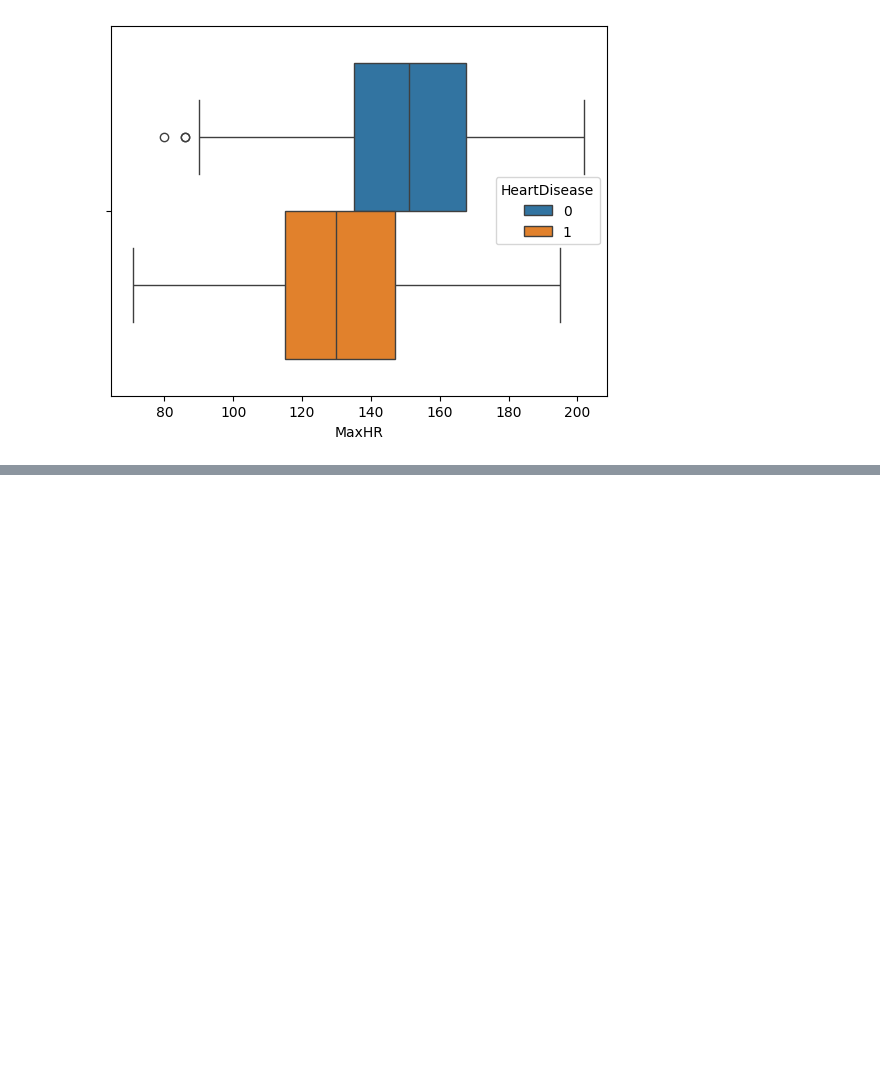
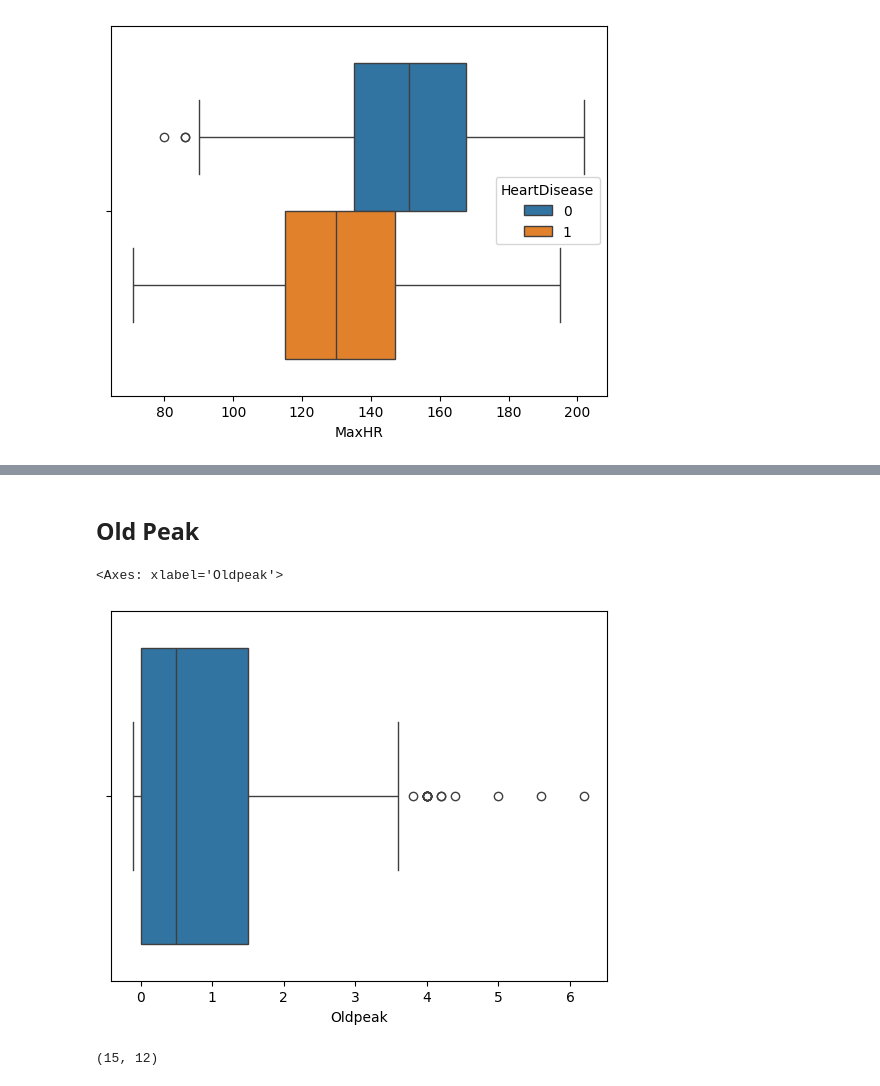
Before and after one commit to ChickenMan-1080/ML-Practice, a Jupyter notebook: ML-Heart/main.ipynb, the cells around one changed output, grey strips where cells are left out. Cells and saved outputs as stored; diff of their text form; code cells hidden in the pictures; blank space fills up the shorter version.

```diff
--- a/ML-Heart/main.ipynb
+++ b/ML-Heart/main.ipynb
@@ -316,0 +302,7 @@ df_drop_outliers[df_drop_outliers['MaxHR'] < Q1_MaxHR - (1.5*IQR_MaxHR)]
+# %% [markdown]
+## Old Peak
+# %%
+sns.boxplot(df_drop_outliers, x='Oldpeak')
+# %% [output]
+<Axes: xlabel='Oldpeak'>
+[figure, added]
@@ -316,0 +313,5 @@ df_drop_outliers[df_drop_outliers['MaxHR'] < Q1_MaxHR - (1.5*IQR_MaxHR)]
+# %%
+df_Oldpeak_oulier = df_drop_outliers[df_drop_outliers['Oldpeak'] > Q3_Oldpeak + (1.5*IQR_Oldpeak)]
+df_Oldpeak_oulier.shape
+# %% [output]
+(15, 12)
```
Also changed, not shown: parts of 37 cells of this notebook.
